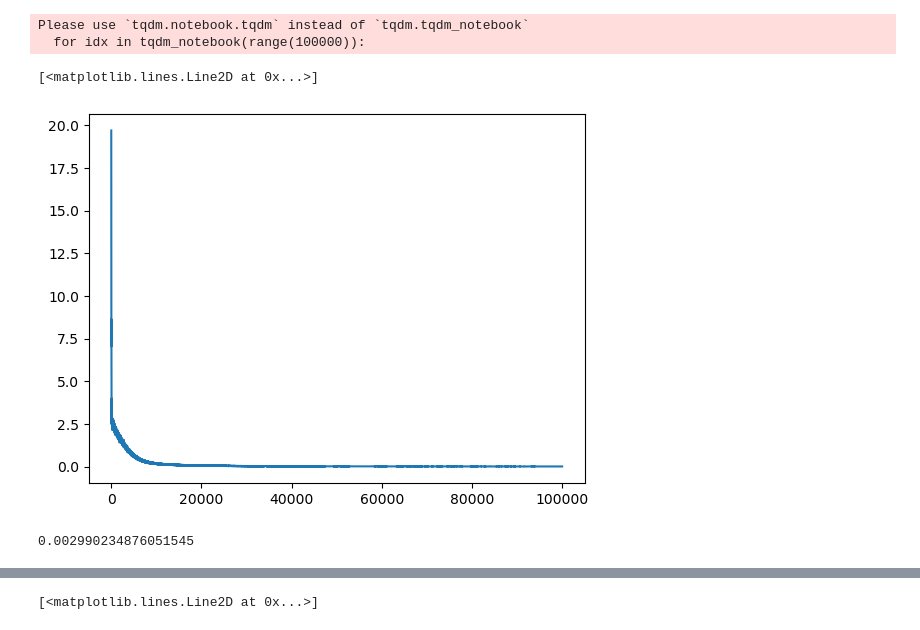
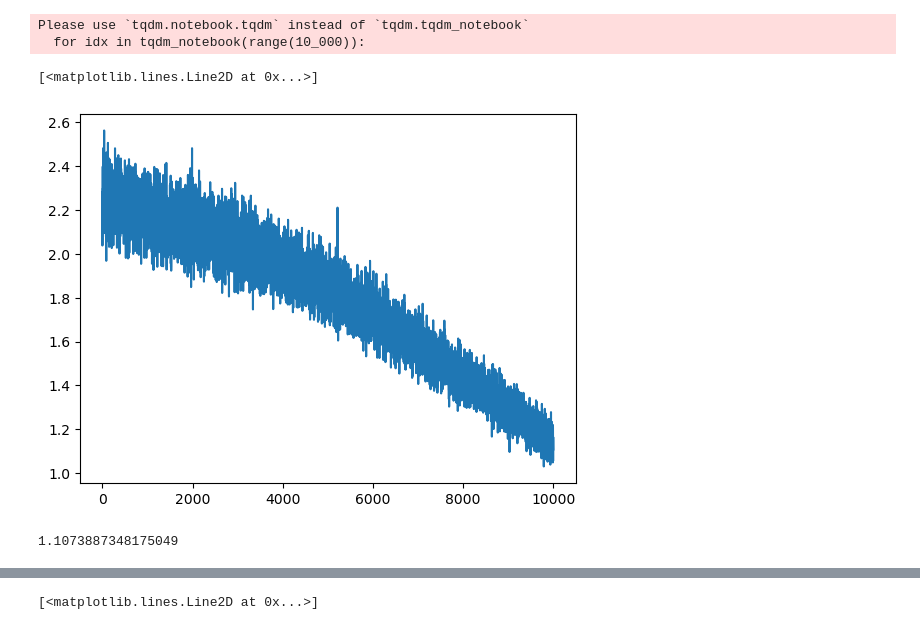
Before and after one commit to ArturKunafin/hse_dl_2024, a Jupyter notebook: Week1/PartLinear.ipynb, the cells around one changed output, grey strips where cells are left out. Drawn from its saved outputs; the diff is of its cells as text; code cells hidden in the pictures.

```diff
--- a/Week1/PartLinear.ipynb
+++ b/Week1/PartLinear.ipynb
@@ -10,8 +10,8 @@ from tqdm import tqdm_notebook
 class Net(nn.Module):
     def __init__(self):
         super(Net, self).__init__()
-        self.fc1 = nn.Linear(1, 200)
-        self.fc2 = nn.Linear(200, 1)
+        self.fc1 = nn.Linear(1, 10)
+        self.fc2 = nn.Linear(10, 1)
 
     def forward(self, x):
         x = F.relu(self.fc1(x))
@@ -34,33 +34,33 @@ def f(x):
 # %%
 optimizer = optim.SGD(net.parameters(), lr=0.001)
 loss_values = []
 
-for idx in tqdm_notebook(range(100000)):
+for idx in tqdm_notebook(range(10_000)):
     kek = np.random.rand(1000, 1) * (right - left) + left
     target = f(kek)
 
     target = torch.tensor(target).to(torch.float32)
     kek    = torch.tensor(kek).to(torch.float32)
 
     output = net(kek)
 
     loss = criterion(output, target)
 
     optimizer.zero_grad()
     loss.backward()
     optimizer.step()
 
     loss_values.append(loss.item())
 plt.plot(loss_values)
 # %% [output]
 Please use `tqdm.notebook.tqdm` instead of `tqdm.tqdm_notebook`
-  for idx in tqdm_notebook(range(100000)):
+  for idx in tqdm_notebook(range(10_000)):
 [<matplotlib.lines.Line2D at 0x...>]
-[figure, old version]
+[figure, new version]
 # %%
 loss_values[-1]
 # %% [output]
-0.002990234876051545
+1.1073887348175049
 # %%
 kek = (np.random.rand(100, 1) * (right - left) + left)[:, 0]
 target = f(kek)
```
Also changed, not shown: parts of 2 cells of this notebook, 6 other files.
